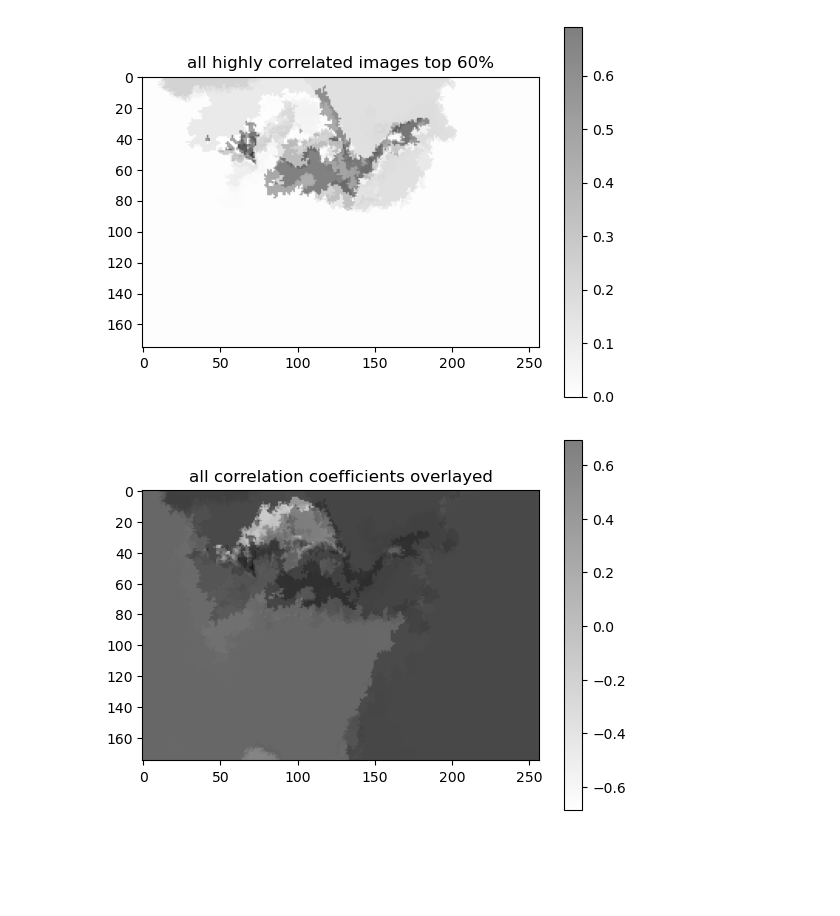
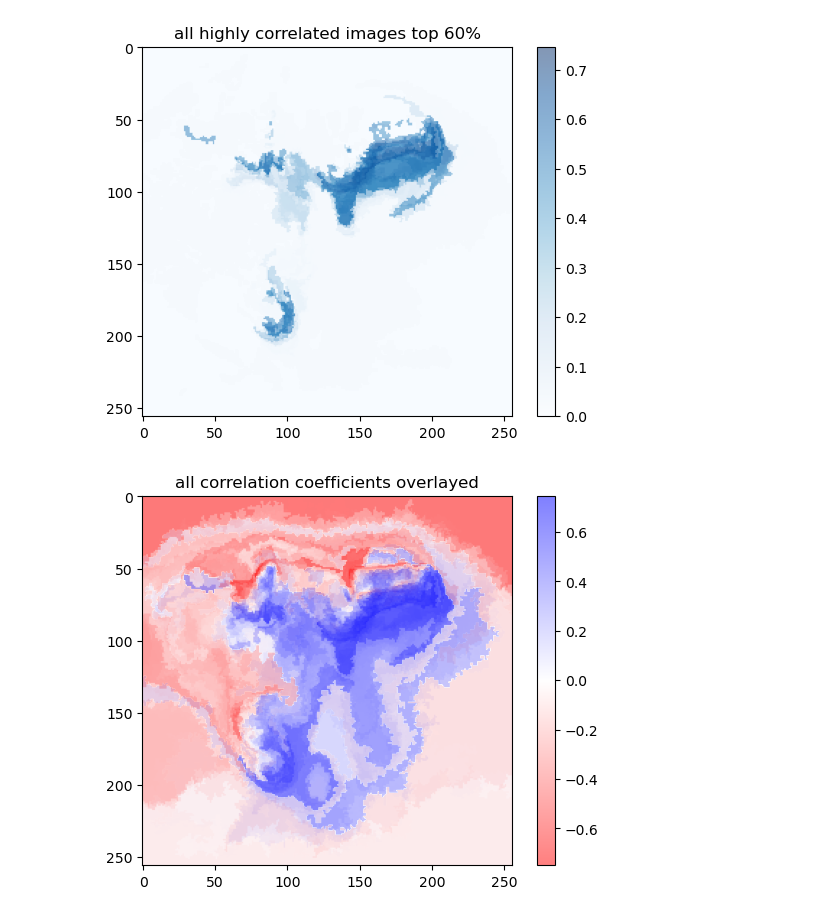
Before and after one commit to ptarabishi/ROI_analysis, a Jupyter notebook: 2025_09_25_spatialplots.ipynb, the cells around one changed output. Drawn from its saved outputs; the diff is of its cells as text; code cells hidden in the pictures; blank space fills up the shorter version.

```diff
--- a/2025_09_25_spatialplots.ipynb
+++ b/2025_09_25_spatialplots.ipynb
@@ -6,8 +7,8 @@ from src import io, corr
 import matplotlib.pyplot as plt
 from matplotlib import colors
 # %%
-exp_date = '250730'
-exp_num = '1001'
+exp_date = '251014'
+exp_num = '1701'
 
 experiment_path = io.get_experiment(exp_date, exp_num)
 supervox_path = io.get_file(experiment_path, 'processed', '*supervoxels.h5')
@@ -81,6 +103,7 @@ print(corr_array.shape)
 # %%
+plt.figure()
 fig, axes = plt.subplots(4, 8, figsize=(30, 15)) # (xaxis, yaxis, figure size)
-cmap = 'gray_r'
+div_cmap = 'bwr_r'
 # Flatten the 2D array of axes for easier iteration
 axes = axes.flatten()
 print(len(axes))
@@ -90,11 +113,12 @@ images = []
 # Populate each subplot with some sample data
 for i, ax in enumerate(axes):
     if i < corr_array.shape[0]:
-        images.append(ax.imshow(corr_array[i].T, cmap=cmap, norm=norm_all))
+        images.append(ax.imshow(corr_array[i].T, cmap=div_cmap, norm=norm_all))
         ax.set_title(f'Z-Slice {i}')
         ax.set_xticks([]) # Hide x-axis ticks for cleaner appearance
         ax.set_yticks([]) # Hide
 fig.colorbar(images[0], ax=ax, orientation='vertical', fraction=.1)
+# plt.title(fr'{exp_date}_{exp_num}: Pearson Correlation Coefficient across slices')
 plt.tight_layout()
 plt.show()
 # %% [output]
@@ -124,8 +153,9 @@ for slice_idx, clusters in enumerate(corr_array_simple):
 
 toplot_2 = np.array(highly_corr).reshape(ca_signal.shape[0],brain_dim[0], brain_dim[1])
 
+plt.figure()
 fig, axes = plt.subplots(4, 8, figsize=(30, 15)) # (xaxis, yaxis, figure size)
-cmap = 'gray_r'
+seq_cmap = 'Blues'
 # Flatten the 2D array of axes for easier iteration
 axes = axes.flatten()
 print(len(axes))
@@ -135,7 +165,7 @@ images = []
 # Populate each subplot with some sample data
 for i, ax in enumerate(axes):
     if i < toplot_2.shape[0]:
-        images.append(ax.imshow(toplot_2[i].T, cmap=cmap, norm=norm))
+        images.append(ax.imshow(toplot_2[i].T, cmap=seq_cmap, norm=norm))
         ax.set_title(f'Z-Slice {i}')
         ax.set_xticks([]) # Hide x-axis ticks for cleaner appearance
         ax.set_yticks([]) # Hide
@@ -150,17 +181,17 @@ plt.show()
 # %%
 plt.figure()
 for slice, a in enumerate(toplot_2):
-    plt.imshow(toplot_2[slice].T, cmap=cmap, norm=norm, alpha=.5)
+    plt.imshow(toplot_2[slice].T, cmap=seq_cmap, norm=norm, alpha=.5)
 plt.colorbar()
 plt.title(fr'all highly correlated images top {percent}%')
 plt.show()
 
 plt.figure()
 for slice, a in enumerate(corr_array):
-    plt.imshow(corr_array[slice].T, cmap=cmap, norm=norm_all, alpha=.5)
+    plt.imshow(corr_array[slice].T, cmap=div_cmap, norm=norm_all, alpha=.5)
 plt.colorbar()
 plt.title('all correlation coefficients overlayed')
 plt.show()
 # %% [output]
-[figure, old version]
+[figure, new version]
-[figure, old version]
+[figure, new version]
```
Also changed, not shown: parts of 10 cells of this notebook, 3 other files.
